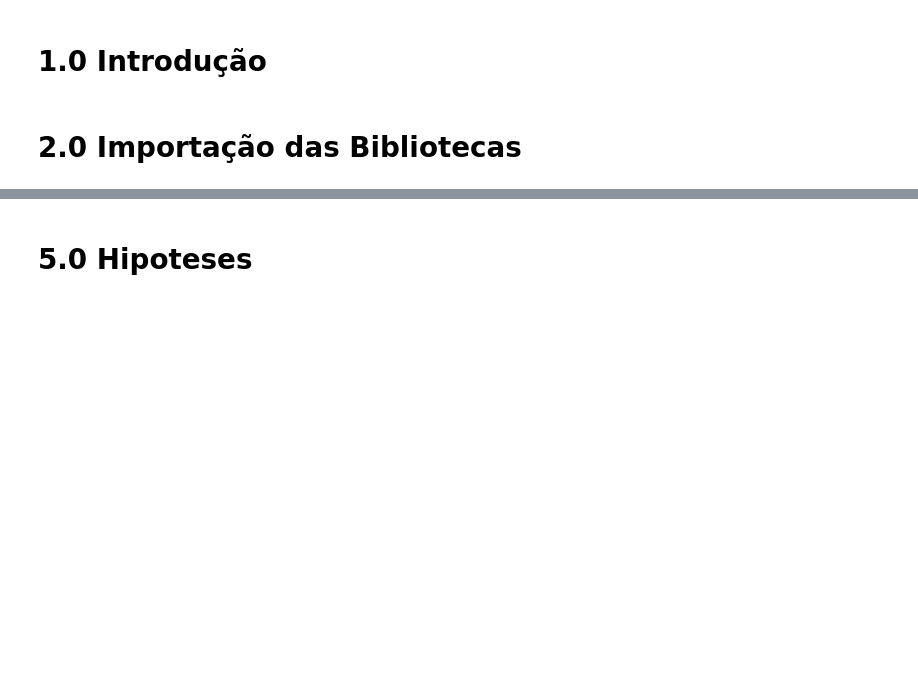
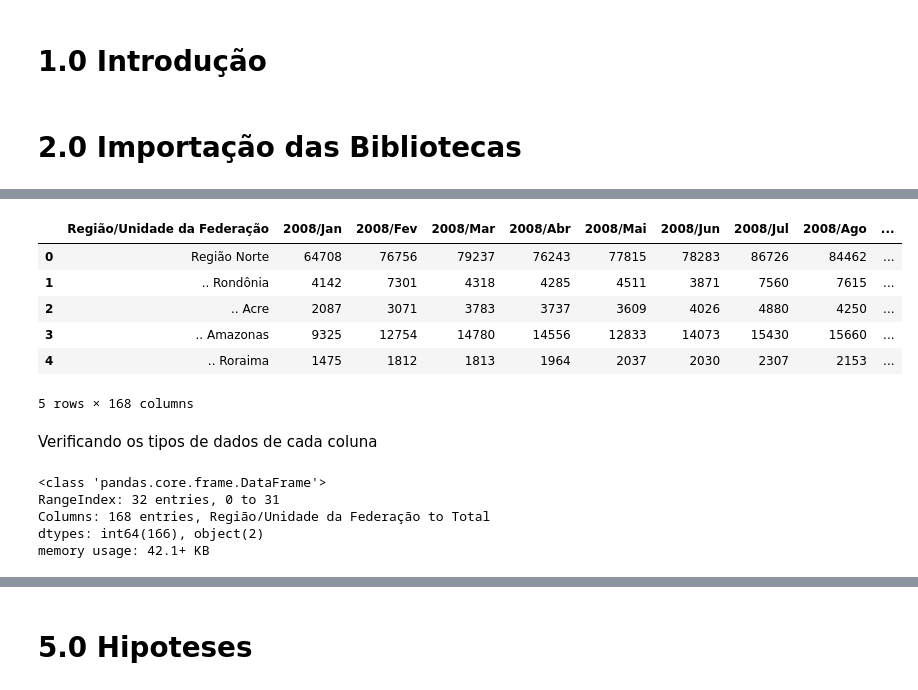
Before and after one commit to chermont04/Federal-District-Public-heath-Analysis, a Jupyter notebook: notebooks/Analise_de_internacoes_Brasil.ipynb, the cells around one changed output, grey strips where cells are left out. Cells and saved outputs as stored; diff of their text form; code cells hidden in the pictures; blank space fills up the shorter version.

```diff
--- a/notebooks/Analise_de_internacoes_Brasil.ipynb
+++ b/notebooks/Analise_de_internacoes_Brasil.ipynb
@@ -14,0 +21,25 @@ import seaborn as sns
+# %%
+internacoes = pd.read_csv("https://raw.githubusercontent.com/chermont04/Federal-District-Public-heath-Analysis/main/dados/internacoes_Brasil.csv",
+                          encoding = 'ISO-8859-1',
+                          skiprows=3,
+                          skipfooter=12,
+                          sep = ';')
+internacoes.head()
+# %% [output]
+|  | Região/Unidade da Federação | 2008/Jan | 2008/Fev | 2008/Mar | 2008/Abr | 2008/Mai | 2008/Jun | 2008/Jul | 2008/Ago | ... |
+| 0 | Região Norte | 64708 | 76756 | 79237 | 76243 | 77815 | 78283 | 86726 | 84462 | ... |
+| 1 | .. Rondônia | 4142 | 7301 | 4318 | 4285 | 4511 | 3871 | 7560 | 7615 | ... |
+| 2 | .. Acre | 2087 | 3071 | 3783 | 3737 | 3609 | 4026 | 4880 | 4250 | ... |
+| 3 | .. Amazonas | 9325 | 12754 | 14780 | 14556 | 12833 | 14073 | 15430 | 15660 | ... |
+| 4 | .. Roraima | 1475 | 1812 | 1813 | 1964 | 2037 | 2030 | 2307 | 2153 | ... |
+5 rows × 168 columns
+# %% [markdown]
+Verificando os tipos de dados de cada coluna
+# %%
+internacoes.info()
+# %% [output]
+<class 'pandas.core.frame.DataFrame'>
+RangeIndex: 32 entries, 0 to 31
+Columns: 168 entries, Região/Unidade da Federação to Total
+dtypes: int64(166), object(2)
+memory usage: 42.1+ KB
```
Also changed, not shown: parts of 9 cells of this notebook.
